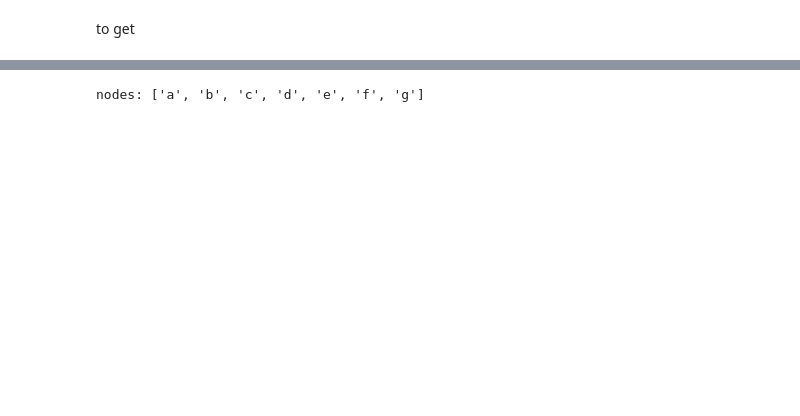
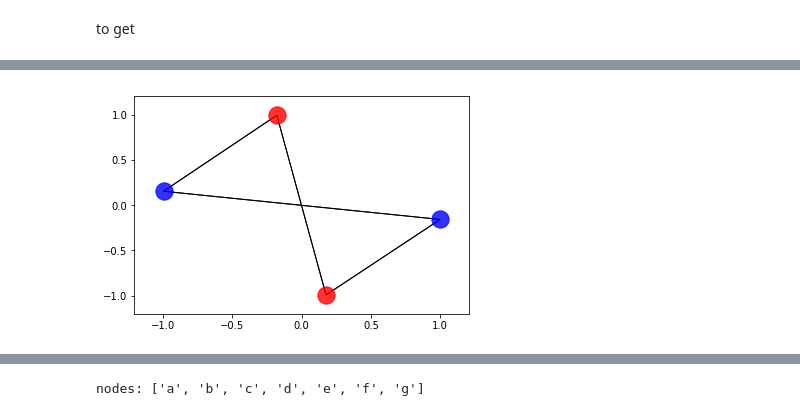
Before and after one commit to EwanColman/Louvain_community_detection, a Jupyter notebook: Louvain_tutorial.ipynb, the cells around one changed output, grey strips where cells are left out. Cells and saved outputs as stored; diff of their text form; code cells hidden in the pictures; blank space fills up the shorter version.

```diff
--- a/Louvain_tutorial.ipynb
+++ b/Louvain_tutorial.ipynb
@@ -50,0 +81,17 @@ where $s_{i}=\sum_{j}w_{i,j}$ is the strength of the node $i$ and $S$ is the tot
+# %%
+plt.figure()
+graph2={('a','b'):1,('b','c'):1,('c','d'):1,('d','a'):1}
+G2=nx.Graph()
+for edge in graph2:
+    G2.add_edge(edge[0],edge[1],weight=graph2[edge])
+pos2=nx.spring_layout(G2)
+color2={'a': 'c0', 'b':'c0', 'c':'c1', 'd':'c1'}
+n=0
+for c in set(color2.values()):
+    nodes2=[node for node in color2 if color2[node]==c]
+    nx.draw_networkx_nodes(G2,pos2,nodelist=nodes2, node_color=color_list[n],alpha=0.8)
+    n=n+1
+    nx.draw_networkx_edges(G2,pos2)
+plt.show()
+# %% [output]
+[figure, added]
```
Also changed, not shown: parts of 49 cells of this notebook, 10 other files.
